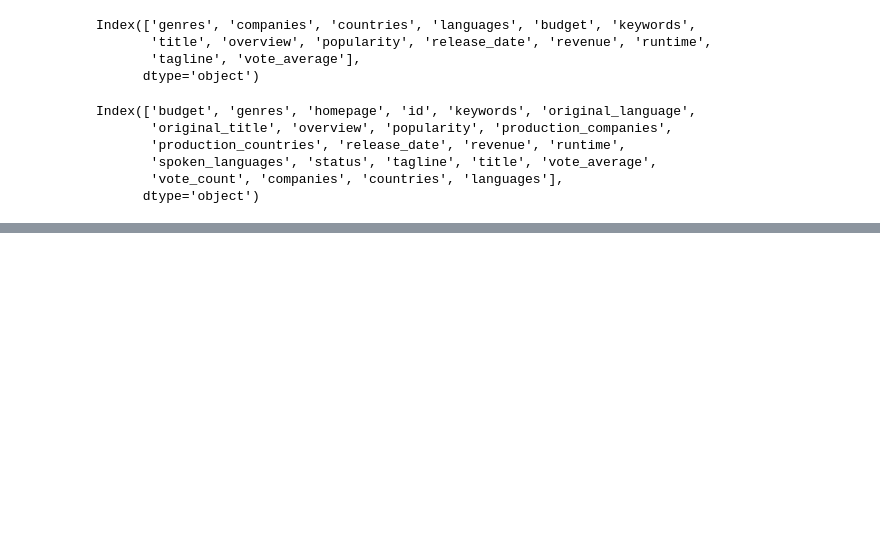
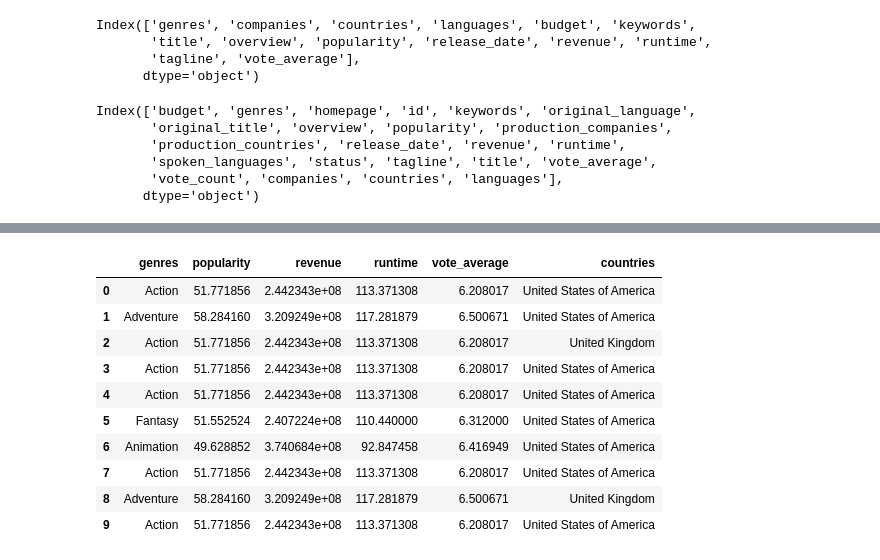
Before and after one commit to hejiaxu7146/ANLY503, a Jupyter notebook: Exam/Code/503ExamCleanData.ipynb, the cells around one changed output, grey strips where cells are left out. Cells and saved outputs as stored; diff of their text form; code cells hidden in the pictures; blank space fills up the shorter version.

```diff
--- a/Exam/Code/503ExamCleanData.ipynb
+++ b/Exam/Code/503ExamCleanData.ipynb
@@ -247,0 +425,20 @@ dfmovie.to_csv("finalmovie.csv", index=False)
+# %%
+gen = shiny
+coun = shiny
+gen["revenue"] = gen.groupby(['genres']).revenue.transform('mean')
+gen["popularity"] = gen.groupby(['genres']).popularity.transform('mean')
+gen["runtime"] = gen.groupby(['genres']).runtime.transform('mean')
+gen["vote_average"] = gen.groupby(['genres']).vote_average.transform('mean')
+gen.head(10)
+# %% [output]
+|  | genres | popularity | revenue | runtime | vote_average | countries |
+| 0 | Action | 51.771856 | 2.442343e+08 | 113.371308 | 6.208017 | United States of America |
+| 1 | Adventure | 58.284160 | 3.209249e+08 | 117.281879 | 6.500671 | United States of America |
+| 2 | Action | 51.771856 | 2.442343e+08 | 113.371308 | 6.208017 | United Kingdom |
+| 3 | Action | 51.771856 | 2.442343e+08 | 113.371308 | 6.208017 | United States of America |
+| 4 | Action | 51.771856 | 2.442343e+08 | 113.371308 | 6.208017 | United States of America |
+| 5 | Fantasy | 51.552524 | 2.407224e+08 | 110.440000 | 6.312000 | United States of America |
+| 6 | Animation | 49.628852 | 3.740684e+08 | 92.847458 | 6.416949 | United States of America |
+| 7 | Action | 51.771856 | 2.442343e+08 | 113.371308 | 6.208017 | United States of America |
+| 8 | Adventure | 58.284160 | 3.209249e+08 | 117.281879 | 6.500671 | United Kingdom |
+| 9 | Action | 51.771856 | 2.442343e+08 | 113.371308 | 6.208017 | United States of America |
```
Also changed, not shown: parts of 26 cells of this notebook, 2 other files.
